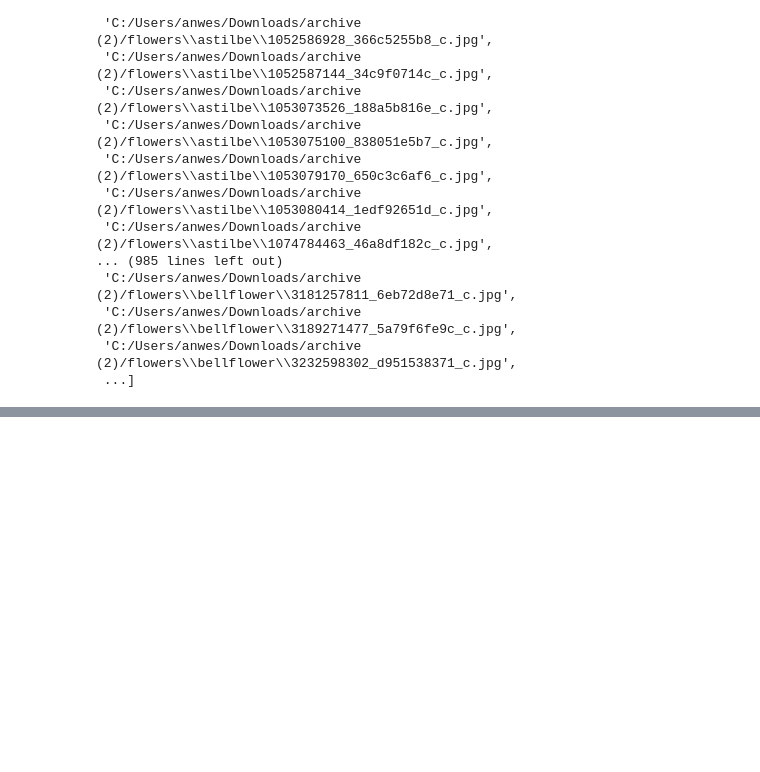
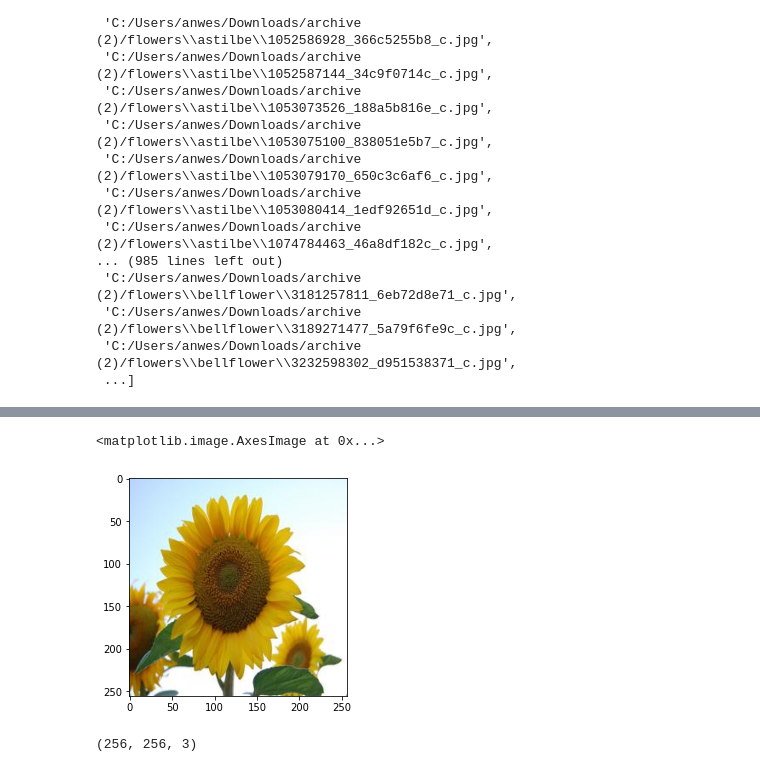
Before and after one commit to Anweshbyte/Road-Safe-, a Jupyter notebook: task_2.ipynb, the cells around one changed output, grey strips where cells are left out. Saved outputs shown, nothing was run; the diff lists cells and outputs as text; code cells hidden in the pictures; blank space fills up the shorter version.

```diff
--- a/task_2.ipynb
+++ b/task_2.ipynb
@@ -58,0 +62,10 @@ train_files
+# %%
+img = Image.open(train_files[0])
+plt.imshow(img)
+# %% [output]
+<matplotlib.image.AxesImage at 0x...>
+[figure, added]
+# %%
+np.array(img).shape
+# %% [output]
+(256, 256, 3)
```
Also changed, not shown: parts of 15 cells of this notebook.
